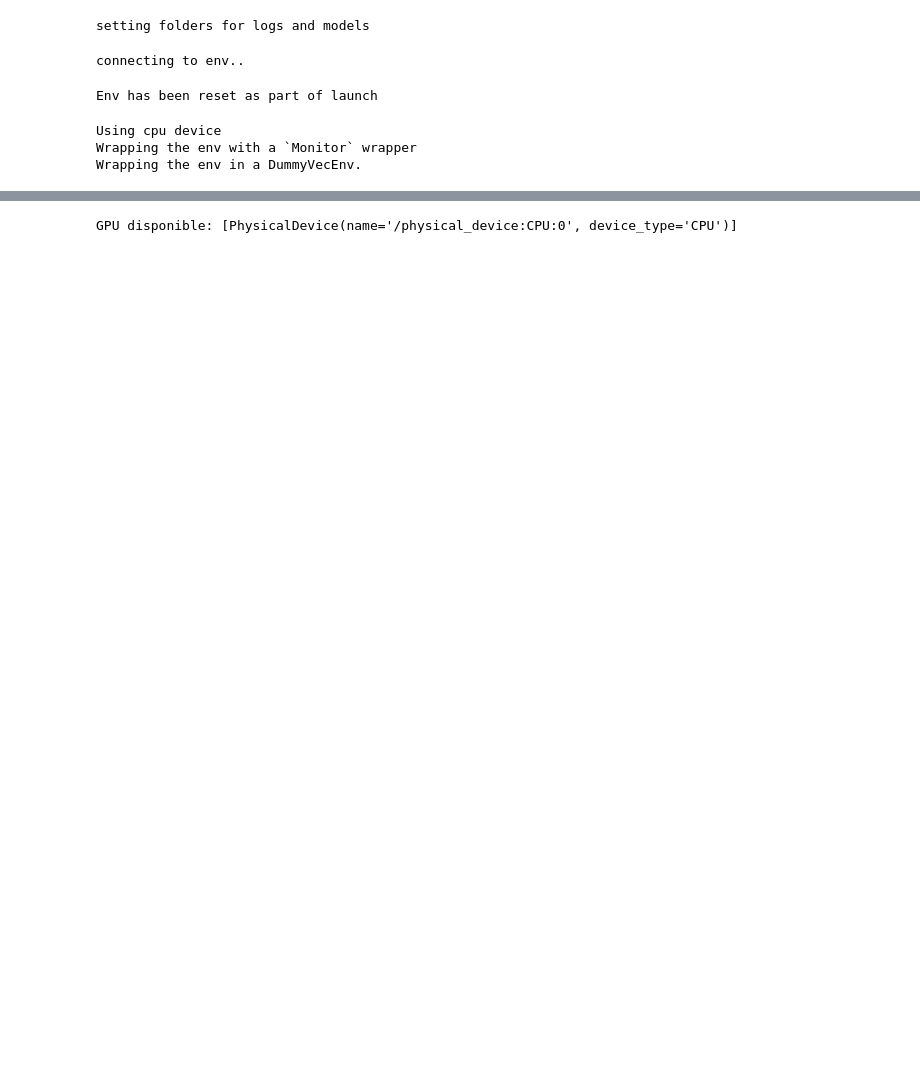
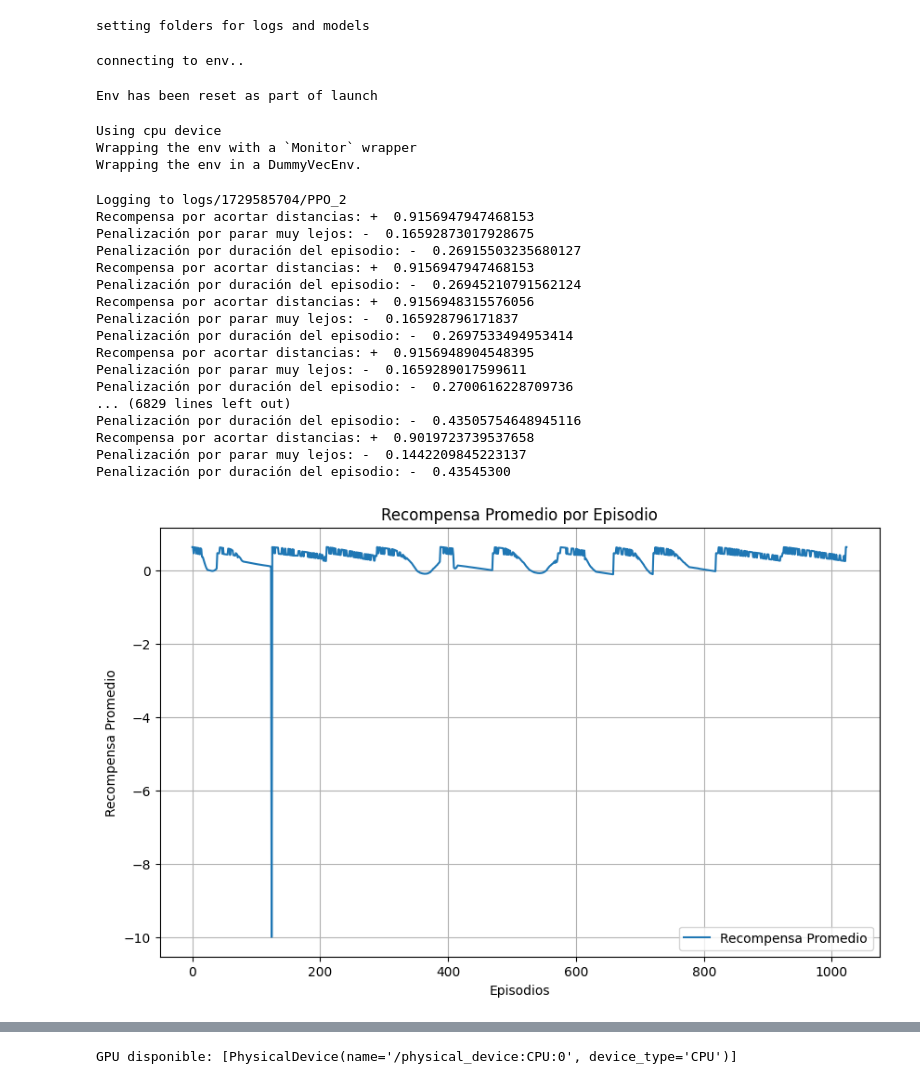
Before and after one commit to rubenmartinezgonzalez94/UADY-carla-tests, a Jupyter notebook: Parking training/parking_training.ipynb, the cells around one changed output, grey strips where cells are left out. Cells and saved outputs as stored; diff of their text form; code cells hidden in the pictures; blank space fills up the shorter version.

```diff
--- a/Parking training/parking_training.ipynb
+++ b/Parking training/parking_training.ipynb
@@ -34,8 +31,9 @@ model = (
     PPO(
         'MlpPolicy',
         env,
-        verbose=1,
-        learning_rate=0.001,
+        verbose=2,
+        learning_rate=1e-5,
+        clip_range=0.5,  #clip_range en PPO para permitir más exploración:
         tensorboard_log=logdir,
         device='cuda'
     )
@@ -47,3 +49,61 @@ Wrapping the env in a DummyVecEnv.
+# %%
+class ProgressCallback(BaseCallback):
+    def __init__(self, check_freq: int, log_dir: str):
+        super(ProgressCallback, self).__init__()
+        self.check_freq = check_freq
+        self.log_dir = log_dir
+        self.rewards = []  # Para almacenar las recompensas por episodio
+        self.episode_rewards = []  # Para almacenar la recompensa promedio por episodio
+        self.episodes = 0  # Contador de episodios
+
+    def _on_step(self) -> bool:
+        if self.n_calls % self.check_freq == 0:
+            # Usar la recompensa registrada en 'rewards' directamente
+            mean_reward = np.mean(self.locals['rewards'])  # Promedio de recompensas recientes
+
+            self.rewards.append(mean_reward)
+            self.episodes += 1  # Aumenta el número de episodios
+            print(f"Step: {self.n_calls}, Mean Reward (últimos {self.check_freq} pasos): {mean_reward}")
+
+        return True
+
+    def _on_training_end(self) -> None:
+        # Al finalizar el entrenamiento, graficar recompensas vs episodios
+        self.plot_rewards()
+
+    def plot_rewards(self):
+        plt.figure(figsize=(10, 6))
+        plt.plot(range(self.episodes), self.rewards, label="Recompensa Promedio")
+        plt.xlabel("Episodios")
+        plt.ylabel("Recompensa Promedio")
+        plt.title("Recompensa Promedio por Episodio")
+        plt.legend()
+        plt.grid()
+        plt.show()
+# %%
+total_timesteps = 10000 # how many timesteps you want to train for
+progress_callback = ProgressCallback(check_freq=10, log_dir=logdir)
+model.learn(total_timesteps=total_timesteps, callback=progress_callback)
+model.save("ppo_carla_parking")
+# %% [output]
+Logging to logs/1729585704/PPO_2
+Recompensa por acortar distancias: +  0.9156947947468153
+Penalización por parar muy lejos: -  0.16592873017928675
+Penalización por duración del episodio: -  0.26915503235680127
+Recompensa por acortar distancias: +  0.9156947947468153
+Penalización por duración del episodio: -  0.26945210791562124
+Recompensa por acortar distancias: +  0.9156948315576056
+Penalización por parar muy lejos: -  0.165928796171837
+Penalización por duración del episodio: -  0.2697533494953414
+Recompensa por acortar distancias: +  0.9156948904548395
+Penalización por parar muy lejos: -  0.1659289017599611
+Penalización por duración del episodio: -  0.2700616228709736
+... (6829 lines left out)
+Penalización por duración del episodio: -  0.43505754648945116
+Recompensa por acortar distancias: +  0.9019723739537658
+Penalización por parar muy lejos: -  0.1442209845223137
+Penalización por duración del episodio: -  0.43545300
+[figure, added]
 # %%
 TIMESTEPS = 5  # how long is each training iteration - individual steps
 iters = 0
```
Also changed, not shown: parts of 12 cells of this notebook, 1 other file.
